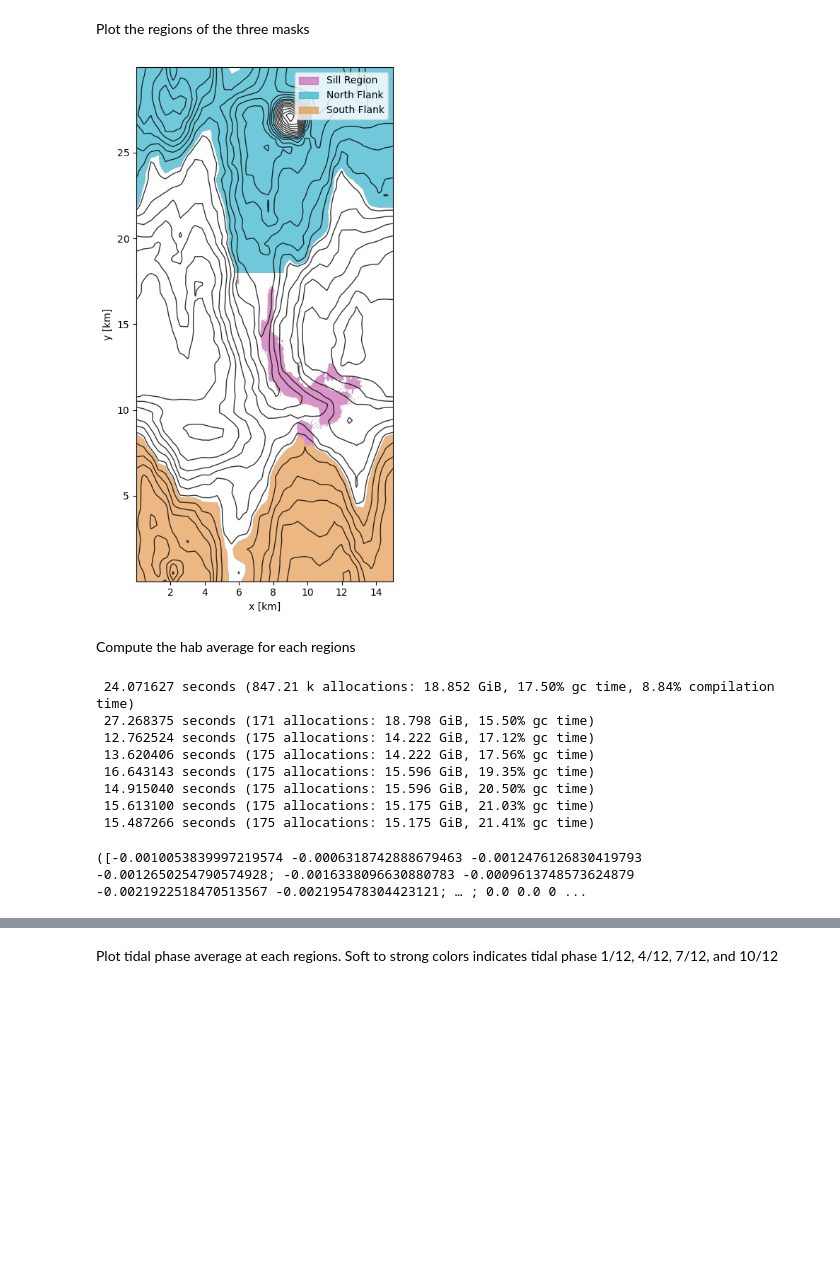
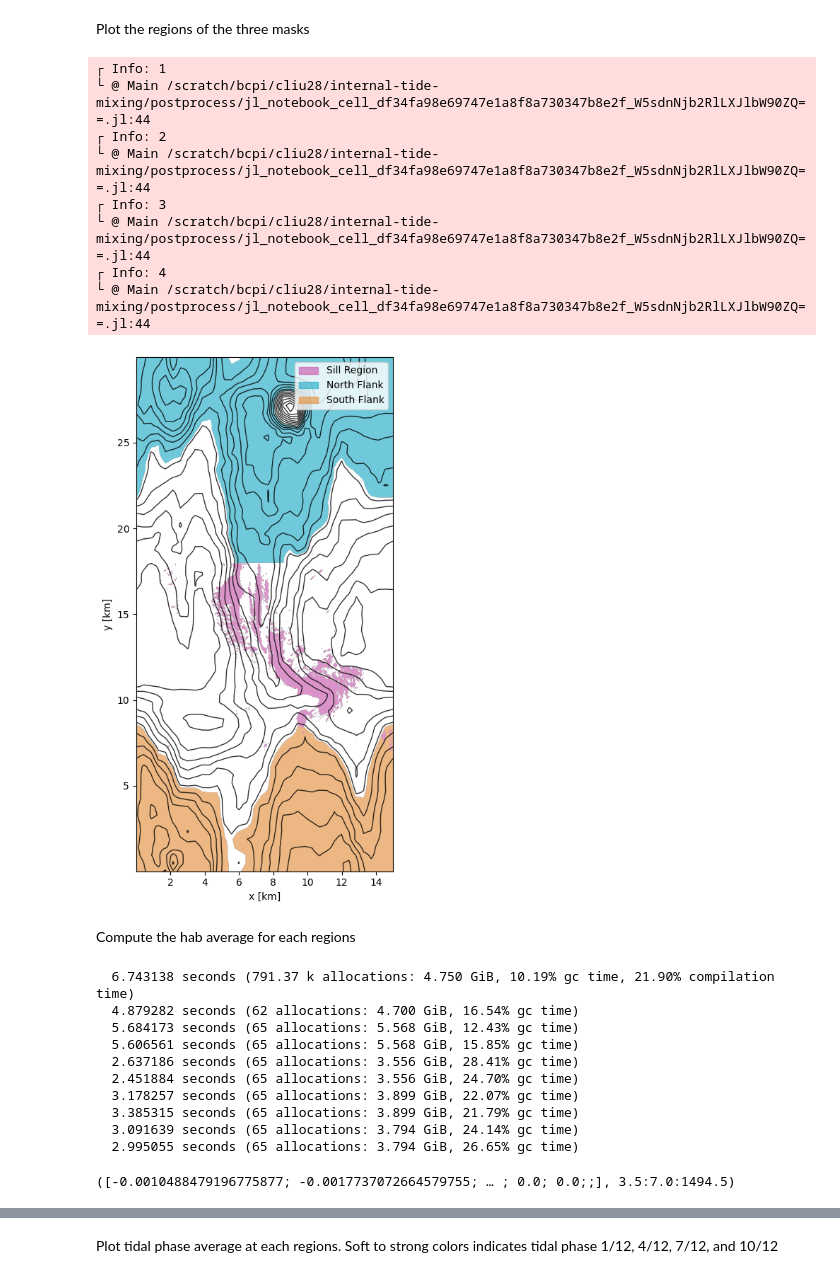
Before and after one commit to liuchihl/internal-tide-mixing, a Jupyter notebook: postprocess/seperate_region_calculation.ipynb, the cells around one changed output, grey strips where cells are left out. Cells and saved outputs as stored; diff of their text form; code cells hidden in the pictures; blank space fills up the shorter version.

Commit message:
update files including functions and postprocessing files

```diff
--- a/postprocess/seperate_region_calculation.ipynb
+++ b/postprocess/seperate_region_calculation.ipynb
@@ -394,6 +373,10 @@ Plot the regions of the three masks
 ds = Dataset("output/tilt/tidal_phase_average_w_Bz_theta=0.0036_tᶠ=460.nc", "r")
 xC = ds["xC"][:];
 yC = ds["yC"][:];
+# Call the function to create masks based on the desired data mode
+data_mode = "tidal phase average"   # "10TP average" or "tidal phase average"
+mask_sill, mask_north_bathymetry, mask_south_bathymetry = create_masks(data_mode; part=1)
+
 using PyPlot
 
 # Create a combined mask to visualize the three regions
@@ -416,34 +399,42 @@ fig, ax = subplots(figsize=(10, 8))
 # Define a custom colormap with nicer colors and transparency
 region_colors = [
     (0.8, 0.4, 0.7, 0.7),        # Soft purple for sill region
     (0.2, 0.7, 0.8, 0.7),        # Teal for North Flank
     (0.9, 0.6, 0.3, 0.7)         # Amber for South Flank
 ]
 cmap = matplotlib.colors.ListedColormap(region_colors)
 bounds = [1, 2, 3, 4]
 norm = matplotlib.colors.BoundaryNorm(bounds, cmap.N)
 
 # Plot the mask
 im = ax.imshow(combined_mask', origin="lower", extent=[xC[1], xC[end], yC[1], yC[end]] ./ 1e3,
     aspect="equal", cmap=cmap, norm=norm)
 
 # Add bathymetry contours
 contours = ax.contour(xC / 1e3, yC / 1e3, z_interp', 0:100:2200, colors="black", alpha=0.8, linewidths=1)
 
 # Create custom legend
 region_labels = ["Sill Region", "North Flank", "South Flank"]
 patches = [matplotlib.patches.Patch(color=region_colors[i], label=region_labels[i]) for i in 1:3]
 ax.legend(handles=patches, loc="upper right")
 
 # Add labels and title
 # ax.set_title("Domain Region Decomposition")
 ax.set_xlabel("x [km]")
 ax.set_ylabel("y [km]")
 
 tight_layout()
 display(gcf())
 # %% [output]
+┌ Info: 1
+└ @ Main /scratch/bcpi/cliu28/internal-tide-mixing/postprocess/jl_notebook_cell_df34fa98e69747e1a8f8a730347b8e2f_W5sdnNjb2RlLXJlbW90ZQ==.jl:44
+┌ Info: 2
+└ @ Main /scratch/bcpi/cliu28/internal-tide-mixing/postprocess/jl_notebook_cell_df34fa98e69747e1a8f8a730347b8e2f_W5sdnNjb2RlLXJlbW90ZQ==.jl:44
+┌ Info: 3
+└ @ Main /scratch/bcpi/cliu28/internal-tide-mixing/postprocess/jl_notebook_cell_df34fa98e69747e1a8f8a730347b8e2f_W5sdnNjb2RlLXJlbW90ZQ==.jl:44
+┌ Info: 4
+└ @ Main /scratch/bcpi/cliu28/internal-tide-mixing/postprocess/jl_notebook_cell_df34fa98e69747e1a8f8a730347b8e2f_W5sdnNjb2RlLXJlbW90ZQ==.jl:44
-[figure, old version]
+[figure, new version]
 # %% [markdown]
 Compute the hab average for each regions
 # %%
@@ -461,8 +452,8 @@ dy = 30
 # Define the bin edges
 bin_edge = 0:7:1500
 bin_center = @. (bin_edge[1:end-1] + bin_edge[2:end]) / 2
-data_mode = "tidal phase average"   # "10TP average" or "tidal phase average"
-# data_mode = "10TP average"   # "10TP average" or "tidal phase average"
+# data_mode = "tidal phase average"   # "10TP average" or "tidal phase average"
+data_mode = "10TP average"   # "10TP average" or "tidal phase average"
 if data_mode == "10TP average"
     filename_velocity = "output/tilt/10TP_average_w_Bz_theta=0.0036_tᶠ=460.nc"
     ds = Dataset(filename_velocity, "r")
@@ -480,8 +471,12 @@ ds_verification = Dataset(filename_verification, "r")
 zF = ds_verification["zF"][:];
 
 # Convert the masks to Float64 before assigning NaN values
-mask_sill = Float64.(mask_sill)
-mask_sill[mask_sill.==0] .= NaN
+mask_withsill = Float64.(mask_sill)
+mask_withsill[mask_withsill.==0] .= NaN
+
+mask_withoutsill = Float64.(mask_sill)
+mask_withoutsill[mask_withoutsill.==1] .= NaN
+mask_withoutsill[mask_withoutsill.==0] .= 1
 
 mask_north_bathymetry = Float64.(mask_north_bathymetry)
 mask_north_bathymetry[mask_north_bathymetry.==0] .= NaN
@@ -492,10 +487,13 @@ mask_south_bathymetry[mask_south_bathymetry.==0] .= NaN
 @time Bz_total_avg, _ = bins(Bz_center, bin_edge, bin_mask, dx=dx, dy=dy, z_face=zF, normalize=true)
 @time w_total_avg, _ = bins(what_center, bin_edge, bin_mask, dx=dx, dy=dy, z_face=zF, normalize=true)
 if data_mode == "tidal phase average"
-    mask_sill_reshaped = reshape(mask_sill, size(mask_sill, 1), size(mask_sill, 2), 1, size(mask_sill, 3))
+    mask_sill_reshaped = reshape(mask_withsill, size(mask_withsill, 1), size(mask_withsill, 2), 1, size(mask_withsill, 3))
 else
-    mask_sill_reshaped = mask_sill
+    mask_sill_reshaped = mask_withsill
 end
+
+@time Bz_withoutsill_avg, _ = bins(Bz_center .* mask_withoutsill, bin_edge, bin_mask, dx=dx, dy=dy, z_face=zF, normalize=true)
+@time w_withoutsill_avg, _ = bins(what_center .* mask_withoutsill, bin_edge, bin_mask, dx=dx, dy=dy, z_face=zF, normalize=true)
 @time Bz_sill_avg, _ = bins(Bz_center .* mask_sill_reshaped, bin_edge, bin_mask, dx=dx, dy=dy, z_face=zF, normalize=true)
 @time w_sill_avg, _ = bins(what_center .* mask_sill_reshaped, bin_edge, bin_mask, dx=dx, dy=dy, z_face=zF, normalize=true)
 @time Bz_north_avg, _ = bins(Bz_center .* mask_north_bathymetry, bin_edge, bin_mask, dx=dx, dy=dy, z_face=zF, normalize=true)
@@ -503,15 +501,17 @@ end
 @time Bz_south_avg, _ = bins(Bz_center .* mask_south_bathymetry, bin_edge, bin_mask, dx=dx, dy=dy, z_face=zF, normalize=true)
 @time w_south_avg, _ = bins(what_center .* mask_south_bathymetry, bin_edge, bin_mask, dx=dx, dy=dy, z_face=zF, normalize=true)
 # %% [output]
- 24.071627 seconds (847.21 k allocations: 18.852 GiB, 17.50% gc time, 8.84% compilation time)
- 27.268375 seconds (171 allocations: 18.798 GiB, 15.50% gc time)
- 12.762524 seconds (175 allocations: 14.222 GiB, 17.12% gc time)
- 13.620406 seconds (175 allocations: 14.222 GiB, 17.56% gc time)
- 16.643143 seconds (175 allocations: 15.596 GiB, 19.35% gc time)
- 14.915040 seconds (175 allocations: 15.596 GiB, 20.50% gc time)
- 15.613100 seconds (175 allocations: 15.175 GiB, 21.03% gc time)
- 15.487266 seconds (175 allocations: 15.175 GiB, 21.41% gc time)
+  6.743138 seconds (791.37 k allocations: 4.750 GiB, 10.19% gc time, 21.90% compilation time)
+  4.879282 seconds (62 allocations: 4.700 GiB, 16.54% gc time)
+  5.684173 seconds (65 allocations: 5.568 GiB, 12.43% gc time)
+  5.606561 seconds (65 allocations: 5.568 GiB, 15.85% gc time)
+  2.637186 seconds (65 allocations: 3.556 GiB, 28.41% gc time)
+  2.451884 seconds (65 allocations: 3.556 GiB, 24.70% gc time)
+  3.178257 seconds (65 allocations: 3.899 GiB, 22.07% gc time)
+  3.385315 seconds (65 allocations: 3.899 GiB, 21.79% gc time)
+  3.091639 seconds (65 allocations: 3.794 GiB, 24.14% gc time)
+  2.995055 seconds (65 allocations: 3.794 GiB, 26.65% gc time)
-([-0.0010053839997219574 -0.0006318742888679463 -0.0012476126830419793 -0.0012650254790574928; -0.0016338096630880783 -0.0009613748573624879 -0.0021922518470513567 -0.002195478304423121; … ; 0.0 0.0 0 ...
+([-0.0010488479196775877; -0.0017737072664579755; … ; 0.0; 0.0;;], 3.5:7.0:1494.5)
 # %%
 if data_mode == "10TP average"
     # Create figure with two subplots
```
Also changed, not shown: parts of 6 cells of this notebook, 35 other files.
